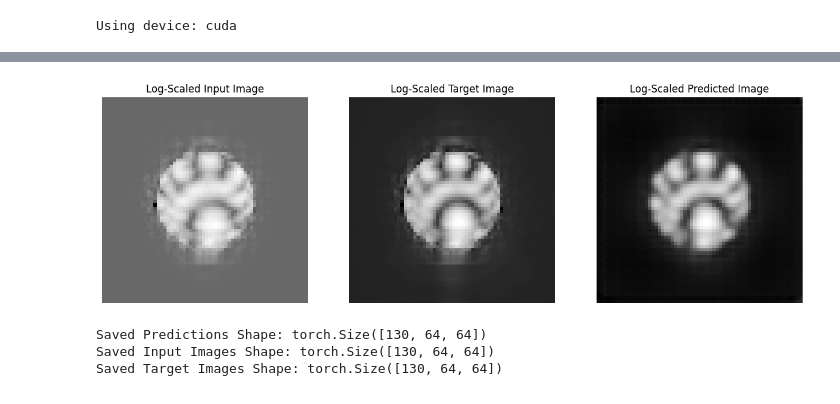
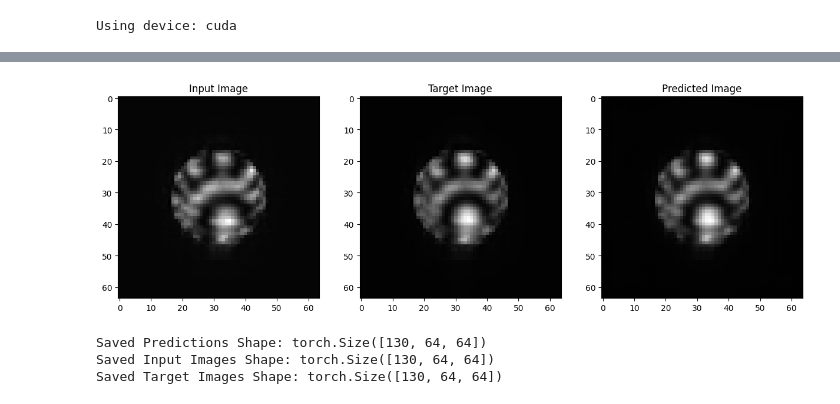
Before and after one commit to dasol-yoon/ZSense, a Jupyter notebook: Zsense_cUnet_upload.ipynb, the cells around one changed output, grey strips where cells are left out. Cells and saved outputs as stored; diff of their text form; code cells hidden in the pictures.

```diff
--- a/Zsense_cUnet_upload.ipynb
+++ b/Zsense_cUnet_upload.ipynb
@@ -193,7 +193,7 @@ train_losses = []
 test_losses = []
 
 # Training Loop
-num_epochs = 50
+num_epochs = 100
 # Training Loop
 for epoch in range(num_epochs):
     model.train()
@@ -270,51 +270,38 @@ Epoch [12], Train Loss: 0.0007, Test Loss: 0.0008
 # %%
-import torch
-import matplotlib.pyplot as plt
-import numpy as np
-
-# Ensure evaluation mode
+# Switch model to evaluation mode
 model.eval()
 
-# Select a specific test sample
-idx = test_indices[0]  # First test index
+# Select specific input sample (Use single index)
+idx = test_indices[0]  # Index in the reduced 3D dataset
 
 # Extract corresponding input, label, and target
 sample_input = input_tensor[idx].unsqueeze(0).unsqueeze(0).to(device)  # Shape: (1, 1, 64, 64)
 sample_label = torch.tensor(label_tensor[idx], dtype=torch.float32, device=device).view(1, 1)  # Shape: (1, 1)
-target_img = output_tensor[idx].cpu().numpy()  # Ground truth
 
 # Make a prediction
 with torch.no_grad():
     prediction = model(sample_input, sample_label)
     pred_img = prediction.squeeze().cpu().numpy()
 
-# Avoid log of zero by adding a small constant
-epsilon = 1e-6
-log_input_img = np.log10(sample_input.squeeze().cpu().numpy() + epsilon)
-log_target_img = np.log10(target_img + epsilon)
-log_pred_img = np.log10(pred_img + epsilon)
-
 # Plot the images
 fig, ax = plt.subplots(1, 3, figsize=(15, 5))
 
-# Log-Scaled Original Input
-ax[0].imshow(log_input_img, cmap='gray')
-ax[0].set_title("Log-Scaled Input Image")
-ax[0].axis("off")
+# Original Input
+ax[0].imshow(sample_input.squeeze().cpu().numpy(), cmap='gray')
+ax[0].set_title("Input Image")
 
-# Log-Scaled Ground Truth
-ax[1].imshow(log_target_img, cmap='gray')
-ax[1].set_title("Log-Scaled Target Image")
-ax[1].axis("off")
+# Ground Truth (Assuming output_tensor is available)
+target_img = output_tensor[idx].cpu().numpy()
+ax[1].imshow(target_img, cmap='gray')
+ax[1].set_title("Target Image")
 
-# Log-Scaled Predicted Output
-ax[2].imshow(log_pred_img, cmap='gray')
-ax[2].set_title("Log-Scaled Predicted Image")
-ax[2].axis("off")
+# Predicted Output
+ax[2].imshow(pred_img, cmap='gray')
+ax[2].set_title("Predicted Image")
 
 plt.show()
 # %% [output]
-[figure, old version]
+[figure, new version]
 # %%
 import torch
 
```
Also changed, not shown: parts of 2 cells of this notebook.
